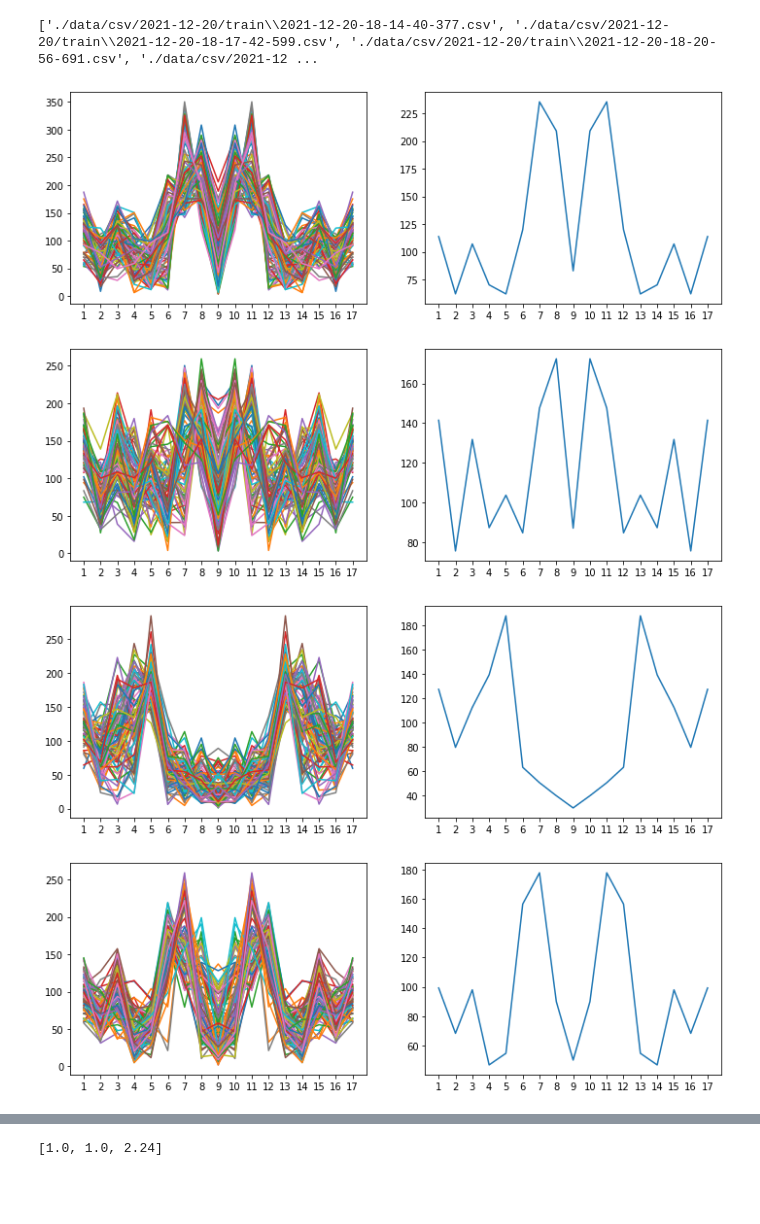
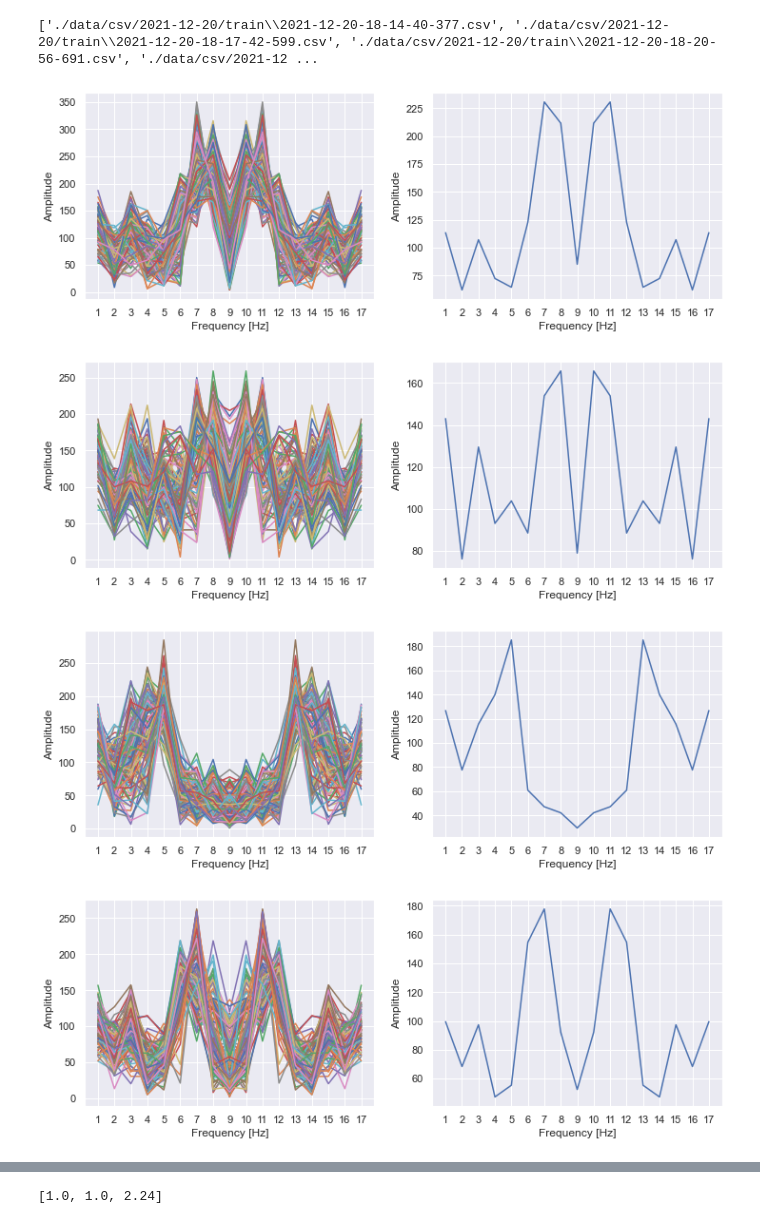
Before and after one commit to auk1709/VLP-Lab, a Jupyter notebook: alsPositioning.ipynb, the cells around one changed output, grey strips where cells are left out. Saved outputs shown, nothing was run; the diff lists cells and outputs as text; code cells hidden in the pictures; blank space fills up the shorter version.

```diff
--- a/alsPositioning.ipynb
+++ b/alsPositioning.ipynb
@@ -58,20 +59,23 @@ complemented_data_list = [interporate(data) for data in data_list]
 # %%
 x = np.arange(1, 18)
 illus_list = [data[:, 1] for data in complemented_data_list]
-specs_list = [[FFT(illus[18*i:(18*i)+18]) for i in range(30, len(illus) // 18)]
+specs_list = [[FFT(illus[18*i:(18*i)+18]) for i in range(len(illus) // 18)]
               for illus in illus_list]
 specs_mean_list = np.array([np.mean(specs, axis=0) for specs in specs_list])
 
+sns.set()
 for specs, mean in zip(specs_list, specs_mean_list):
     fig, axes = plt.subplots(1, 2, figsize=(12, 4))
     for spec in specs:
         axes[0].plot(x, spec[1:])
     axes[1].plot(x, mean[1:])
     for ax in axes:
         ax.set_xticks(x)
         ax.set_xticklabels(x)
+        ax.set_xlabel('Frequency [Hz]')
+        ax.set_ylabel('Amplitude')
 # %% [output]
-[figure, old version]
+[figure, new version]
-[figure, old version]
+[figure, new version]
-[figure, old version]
+[figure, new version]
-[figure, old version]
+[figure, new version]
```
Also changed, not shown: parts of 12 cells of this notebook, 7 other files.
